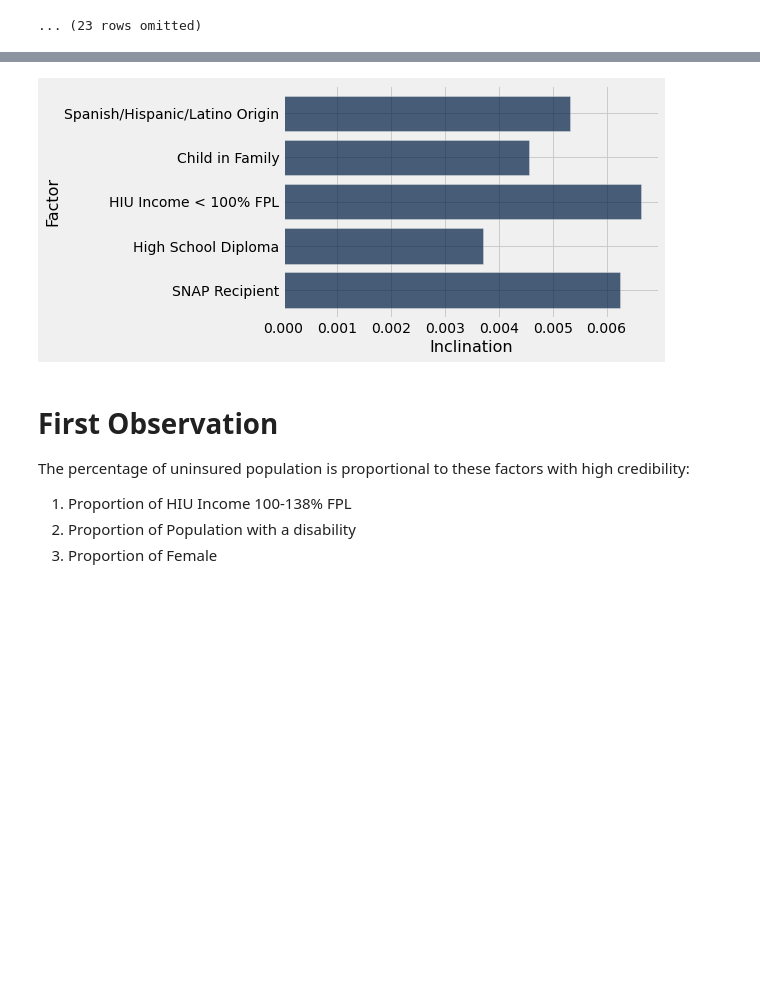
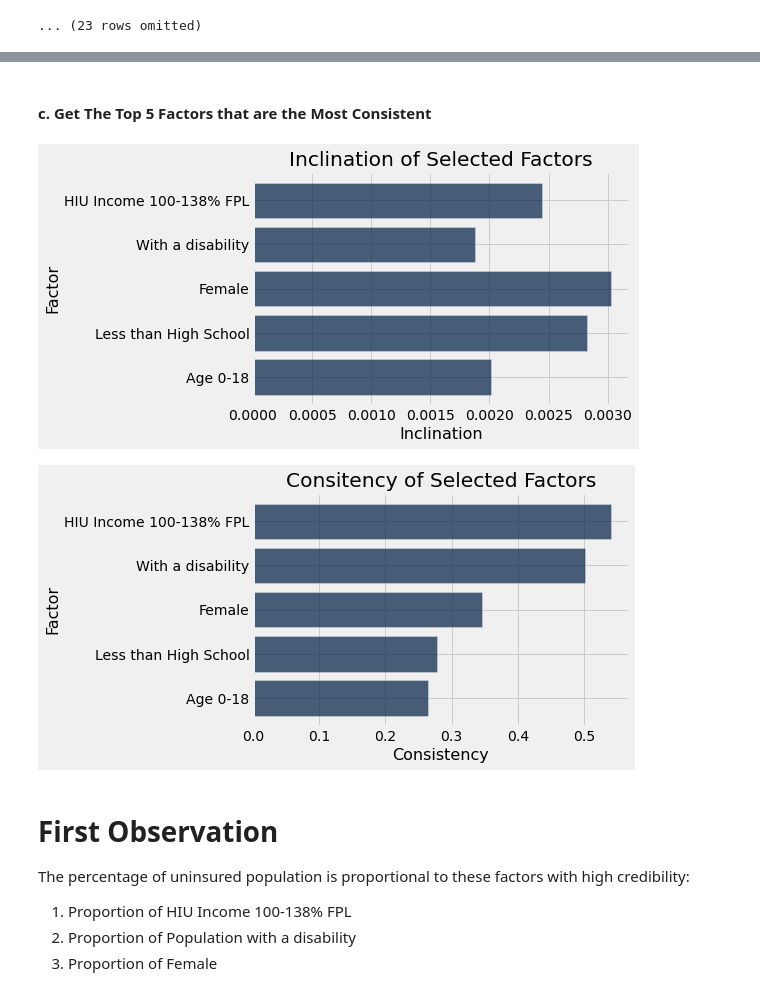
Before and after one commit to peter-h-wi/CDC_Website, a Jupyter notebook: dataAnalysis/CDC.ipynb, the cells around one changed output, grey strips where cells are left out. Drawn from its saved outputs; the diff is of its cells as text; code cells hidden in the pictures; blank space fills up the shorter version.

```diff
--- a/dataAnalysis/CDC.ipynb
+++ b/dataAnalysis/CDC.ipynb
@@ -113,2 +102,0 @@ def predict(col_name):
-# %%
-highest_total_in_percent.sort("Percent Uninsured", descending=True).take(np.arange(50)).column("Percent Uninsured").mean()
@@ -117,2 +102,0 @@ highest_total_in_percent.sort("Percent Uninsured", descending=True).take(np.aran
-# %%
-highest_total_in_percent.sort("Percent Uninsured", descending=False).take(np.arange(50)).column("Percent Uninsured").mean()
@@ -230,7 +218,7 @@ for factor_label in factors.column("Factor"):
     difference = abs(expected_value - actual_value)
     difference_sum = np.append(difference_sum, sum(difference))
 factors = factors.with_column(
-    "difference sum", 1/difference_sum
+    "Consistency", 1/difference_sum
 )
 factors
 # %% [output]
@@ -278,8 +274,14 @@ top_10_high_correlation_factors.barh("Factor", "difference sum")
+# %% [markdown]
+#### c. Get The Top 5 Factors that are the Most Consistent
 # %%
-top_5_consistent_correlation_factors = top_10_high_correlation_factors.sort("difference sum", descending = False).take(np.arange(5))
+top_5_consistent_correlation_factors = top_10_high_correlation_factors.sort("Consistency", descending = True).take(np.arange(5))
 top_5_consistent_correlation_factors.barh("Factor", "Inclination")
+plots.title("Inclination of Selected Factors")
+top_5_consistent_correlation_factors.barh("Factor", "Consistency")
+plots.title("Consitency of Selected Factors");
 # %% [output]
-[figure, old version]
+[figure, new version]
+[figure, added]
 # %% [markdown]
 # First Observation
 The percentage of uninsured population is proportional to these factors with high credibility:
```
Also changed, not shown: parts of 23 cells of this notebook.
